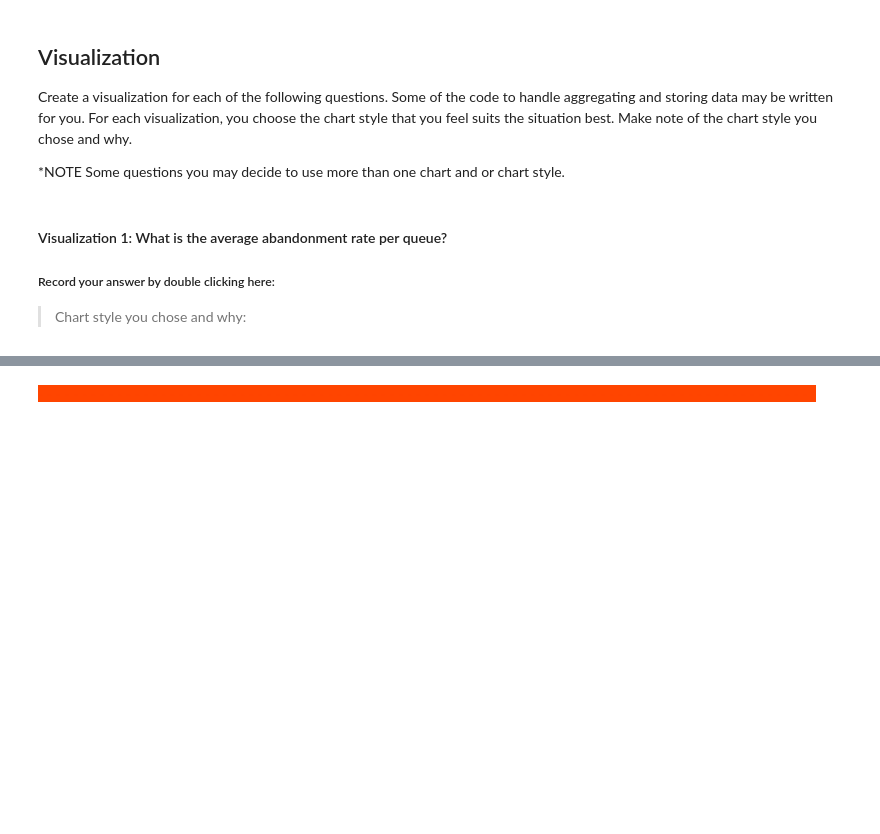
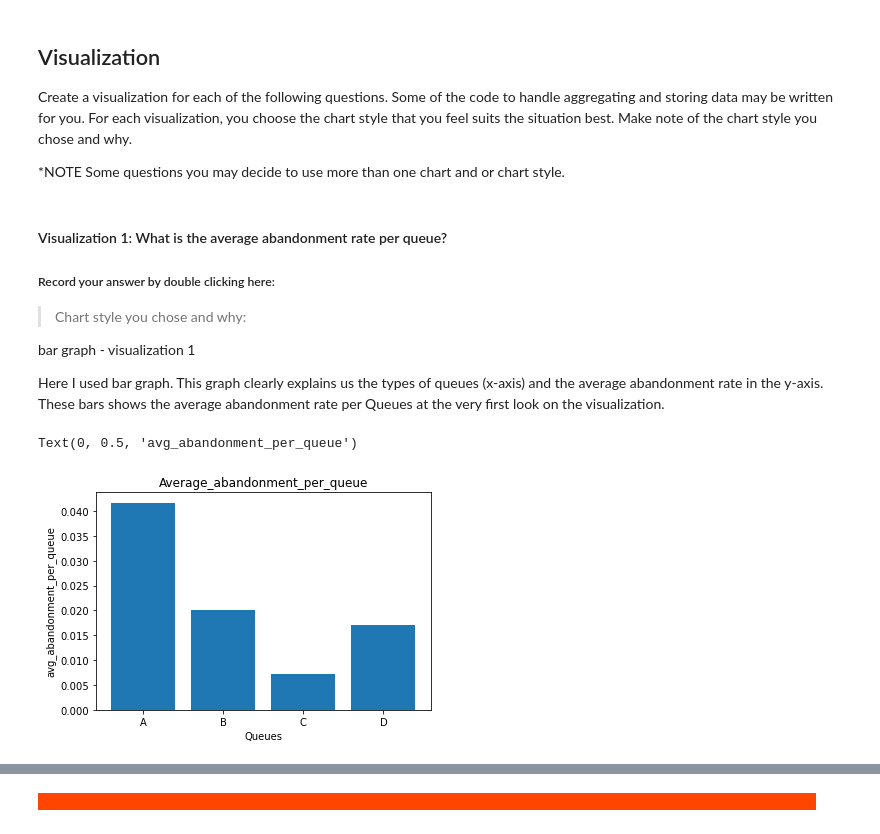
Before and after one commit to Gomathyprakash/call-center-cleanup-assignment, a Jupyter notebook: Call_Center_Cleanup.ipynb, the cells around one changed output, grey strips where cells are left out. Cells and saved outputs as stored; diff of their text form; code cells hidden in the pictures; blank space fills up the shorter version.

```diff
--- a/Call_Center_Cleanup.ipynb
+++ b/Call_Center_Cleanup.ipynb
@@ -484,20 +532,36 @@ Create a visualization for each of the following questions. Some of the code to
 ##### Record your answer by double clicking here:
 
 > Chart style you chose and why:
+
+bar graph - visualization 1
+
+Here I used bar graph. This graph clearly explains us the types of queues (x-axis) and the average abandonment rate in the y-axis. These bars shows the average abandonment rate per Queues at the very first look on the visualization.
 # %%
 # Create visualization 1 here
 # Import any additional libraries needed with alias
 
 
 
 # The dictionary abandonment_rates has the data you need.
 abandonment_rates = {}
 queues = ["A", "B", "C", "D"]
 queue_dict = df.groupby("Queue").agg("sum")
+#queue_dict
 for i in range(4):
     abandonment_rates[queues[i]] = queue_dict["Abandoned"][i] / queue_dict["Calls"][i]
 
 #Your Code Here:
+x=list(abandonment_rates.keys())
+y=list(abandonment_rates.values())
+plt.bar(x,y)
+plt.title("Average_abandonment_per_queue")
+plt.xticks(color = 'black')
+plt.yticks(color = 'black')
+plt.xlabel('Queues',color = 'black')
+plt.ylabel('avg_abandonment_per_queue',color = 'black')
+# %% [output]
+Text(0, 0.5, 'avg_abandonment_per_queue')
+[figure, added]
 # %% [markdown]
 #### Visualization 2: What is the service level percentage and average speed of answer for each rep in the North Branch?
 ##### Record your answer by double clicking here:
```
Also changed, not shown: parts of 35 cells of this notebook.
